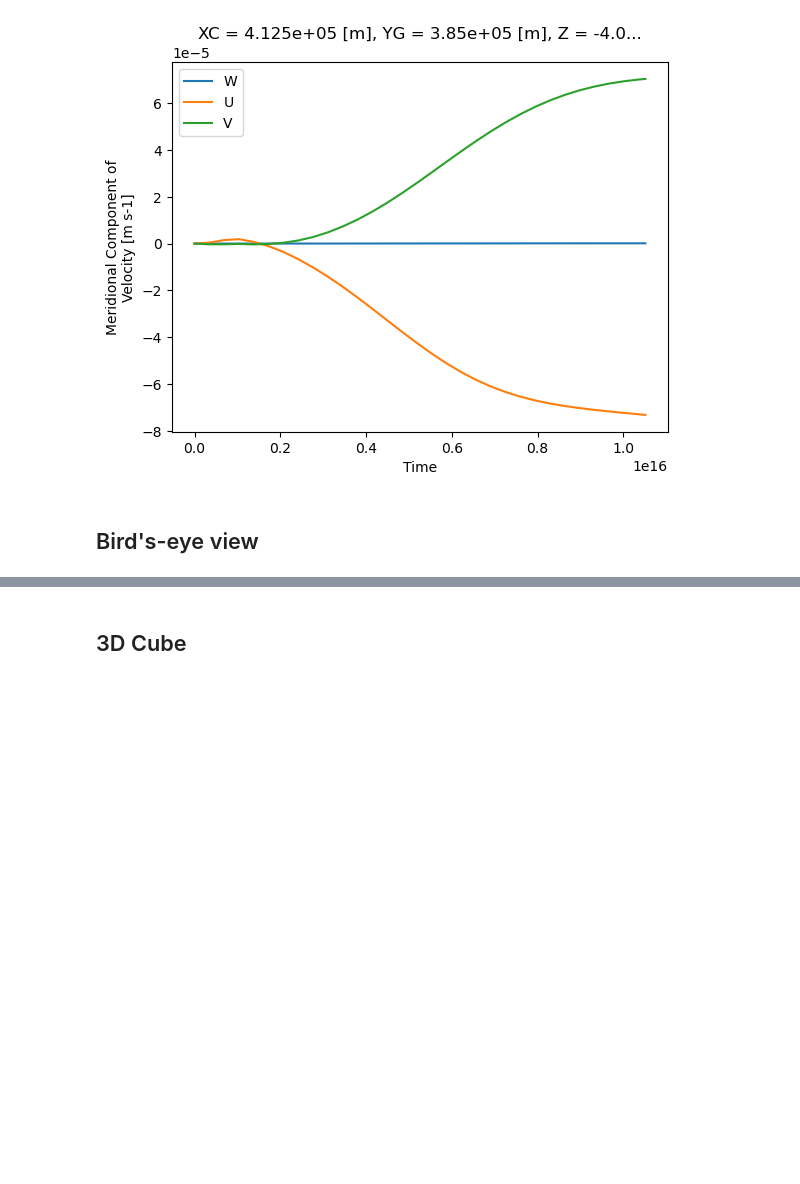
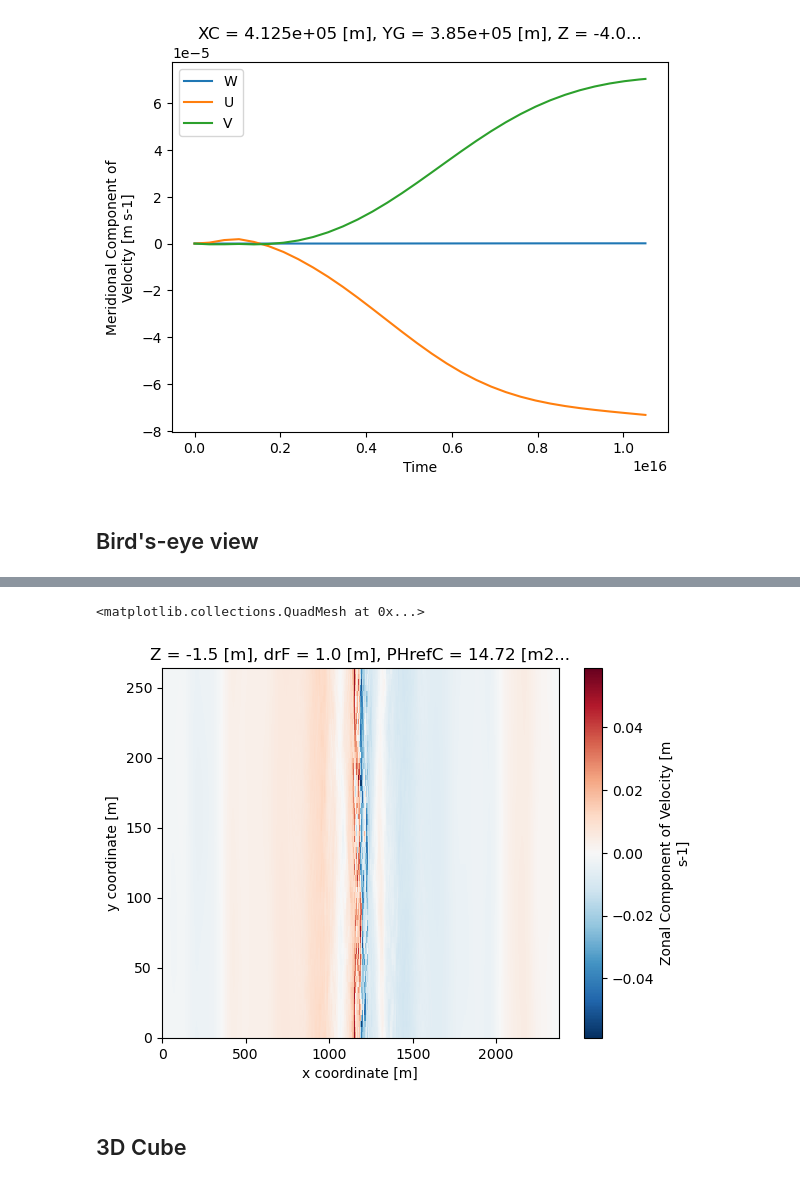
Before and after one commit to marlene-schramm/MSc_data_analysis, a Jupyter notebook: Look_at_Output.ipynb, the cells around one changed output, grey strips where cells are left out. Saved outputs shown, nothing was run; the diff lists cells and outputs as text; code cells hidden in the pictures; blank space fills up the shorter version.

```diff
--- a/Look_at_Output.ipynb
+++ b/Look_at_Output.ipynb
@@ -157,3 +163,9 @@ ds["W"].isel(time=-1,Zl=1).plot()
+# %%
+# vertical velocity
+ds["U"].isel(time=-1,Z=1).plot()
+# %% [output]
+<matplotlib.collections.QuadMesh at 0x...>
+[figure, added]
 # %% [markdown]
 ## 3D Cube
 # %% [markdown]
```
Also changed, not shown: parts of 10 cells of this notebook.
